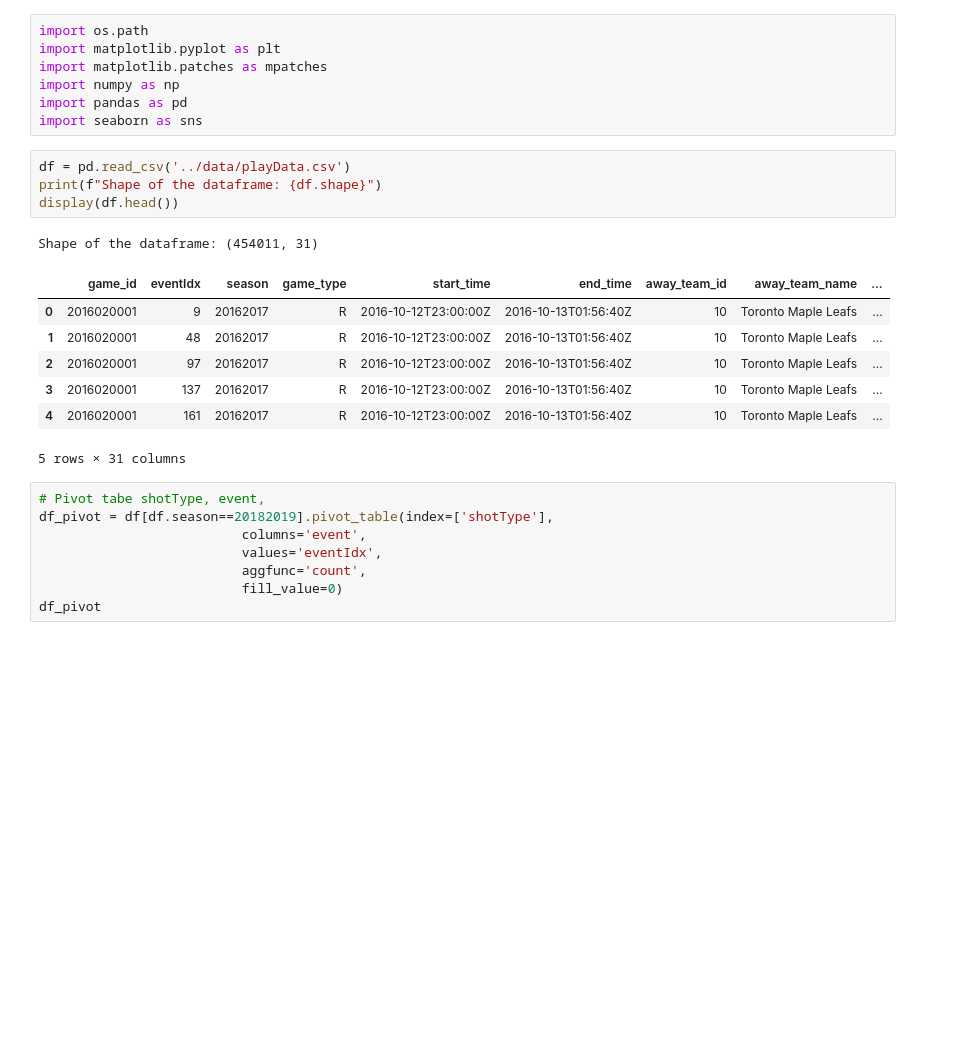
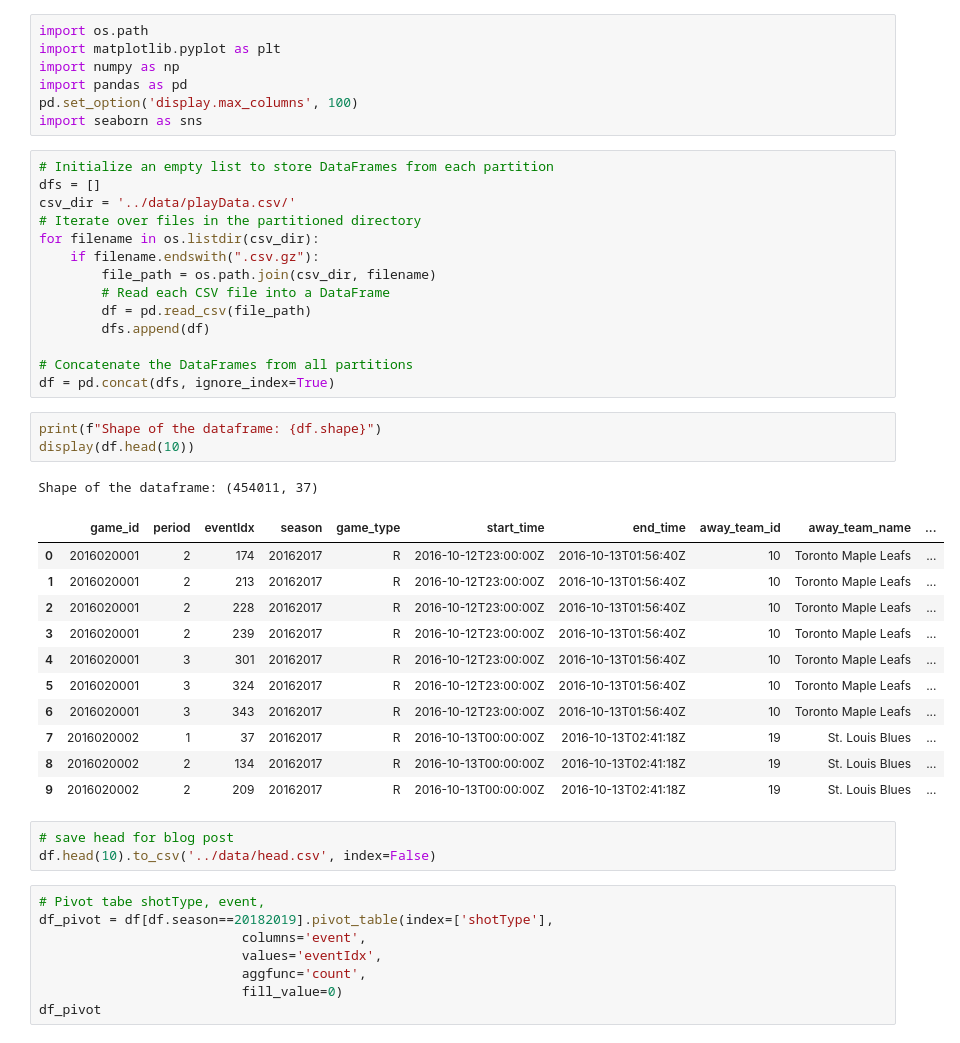
Before and after one commit to theAayushbajaj/NHL-Milestone-Project, a Jupyter notebook: src/Notebooks/02_simple_visualizations.ipynb, the cells around one changed output. Drawn from its saved outputs; the diff is of its cells as text; blank space fills up the shorter version.

Commit message:
updated blogs and simple vz

```diff
--- a/src/Notebooks/02_simple_visualizations.ipynb
+++ b/src/Notebooks/02_simple_visualizations.ipynb
@@ -1,23 +1,43 @@
 # %%
 import os.path
 import matplotlib.pyplot as plt
-import matplotlib.patches as mpatches
 import numpy as np
 import pandas as pd
+pd.set_option('display.max_columns', 100)
 import seaborn as sns
+# %%
+# Initialize an empty list to store DataFrames from each partition
+dfs = []
+csv_dir = '../data/playData.csv/'
+# Iterate over files in the partitioned directory
+for filename in os.listdir(csv_dir):
+    if filename.endswith(".csv.gz"):
+        file_path = os.path.join(csv_dir, filename)
+        # Read each CSV file into a DataFrame
+        df = pd.read_csv(file_path)
+        dfs.append(df)
+
+# Concatenate the DataFrames from all partitions
+df = pd.concat(dfs, ignore_index=True)
 # %%
-df = pd.read_csv('../data/playData.csv')
 print(f"Shape of the dataframe: {df.shape}")
-display(df.head())
+display(df.head(10))
 # %% [output]
-Shape of the dataframe: (454011, 31)
+Shape of the dataframe: (454011, 37)
-|  | game_id | eventIdx | season | game_type | start_time | end_time | away_team_id | away_team_name | ... |
-| 0 | 2016020001 | 9 | 20162017 | R | 2016-10-12T23:00:00Z | 2016-10-13T01:56:40Z | 10 | Toronto Maple Leafs | ... |
-| 1 | 2016020001 | 48 | 20162017 | R | 2016-10-12T23:00:00Z | 2016-10-13T01:56:40Z | 10 | Toronto Maple Leafs | ... |
-| 2 | 2016020001 | 97 | 20162017 | R | 2016-10-12T23:00:00Z | 2016-10-13T01:56:40Z | 10 | Toronto Maple Leafs | ... |
-| 3 | 2016020001 | 137 | 20162017 | R | 2016-10-12T23:00:00Z | 2016-10-13T01:56:40Z | 10 | Toronto Maple Leafs | ... |
-| 4 | 2016020001 | 161 | 20162017 | R | 2016-10-12T23:00:00Z | 2016-10-13T01:56:40Z | 10 | Toronto Maple Leafs | ... |
+|  | game_id | period | eventIdx | season | game_type | start_time | end_time | away_team_id | away_team_name | ... |
+| 0 | 2016020001 | 2 | 174 | 20162017 | R | 2016-10-12T23:00:00Z | 2016-10-13T01:56:40Z | 10 | Toronto Maple Leafs | ... |
+| 1 | 2016020001 | 2 | 213 | 20162017 | R | 2016-10-12T23:00:00Z | 2016-10-13T01:56:40Z | 10 | Toronto Maple Leafs | ... |
+| 2 | 2016020001 | 2 | 228 | 20162017 | R | 2016-10-12T23:00:00Z | 2016-10-13T01:56:40Z | 10 | Toronto Maple Leafs | ... |
+| 3 | 2016020001 | 2 | 239 | 20162017 | R | 2016-10-12T23:00:00Z | 2016-10-13T01:56:40Z | 10 | Toronto Maple Leafs | ... |
+| 4 | 2016020001 | 3 | 301 | 20162017 | R | 2016-10-12T23:00:00Z | 2016-10-13T01:56:40Z | 10 | Toronto Maple Leafs | ... |
+| 5 | 2016020001 | 3 | 324 | 20162017 | R | 2016-10-12T23:00:00Z | 2016-10-13T01:56:40Z | 10 | Toronto Maple Leafs | ... |
+| 6 | 2016020001 | 3 | 343 | 20162017 | R | 2016-10-12T23:00:00Z | 2016-10-13T01:56:40Z | 10 | Toronto Maple Leafs | ... |
+| 7 | 2016020002 | 1 | 37 | 20162017 | R | 2016-10-13T00:00:00Z | 2016-10-13T02:41:18Z | 19 | St. Louis Blues | ... |
+| 8 | 2016020002 | 2 | 134 | 20162017 | R | 2016-10-13T00:00:00Z | 2016-10-13T02:41:18Z | 19 | St. Louis Blues | ... |
+| 9 | 2016020002 | 2 | 209 | 20162017 | R | 2016-10-13T00:00:00Z | 2016-10-13T02:41:18Z | 19 | St. Louis Blues | ... |
-5 rows × 31 columns
+# %%
+# save head for blog post
+df.head(10).to_csv('../data/head.csv', index=False)
 # %%
 # Pivot tabe shotType, event,
 df_pivot = df[df.season==20182019].pivot_table(index=['shotType'],
```
Also changed, not shown: parts of 3 cells of this notebook, 7 other files.
